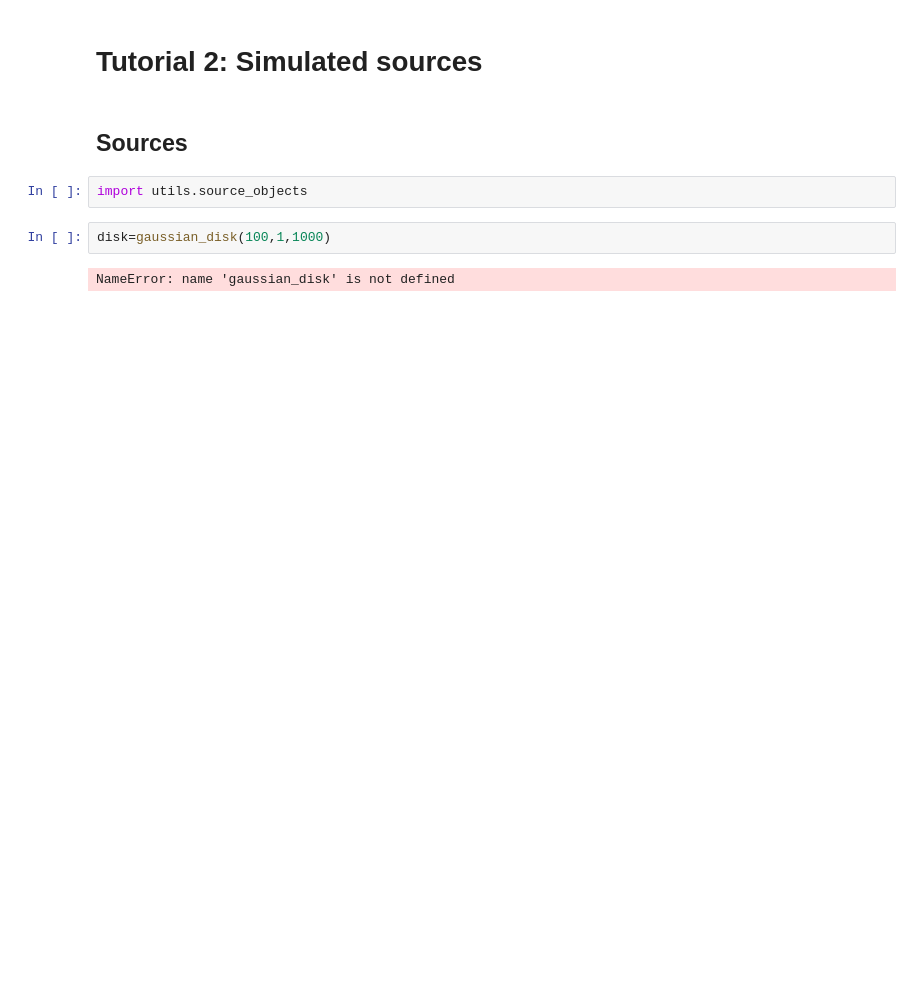
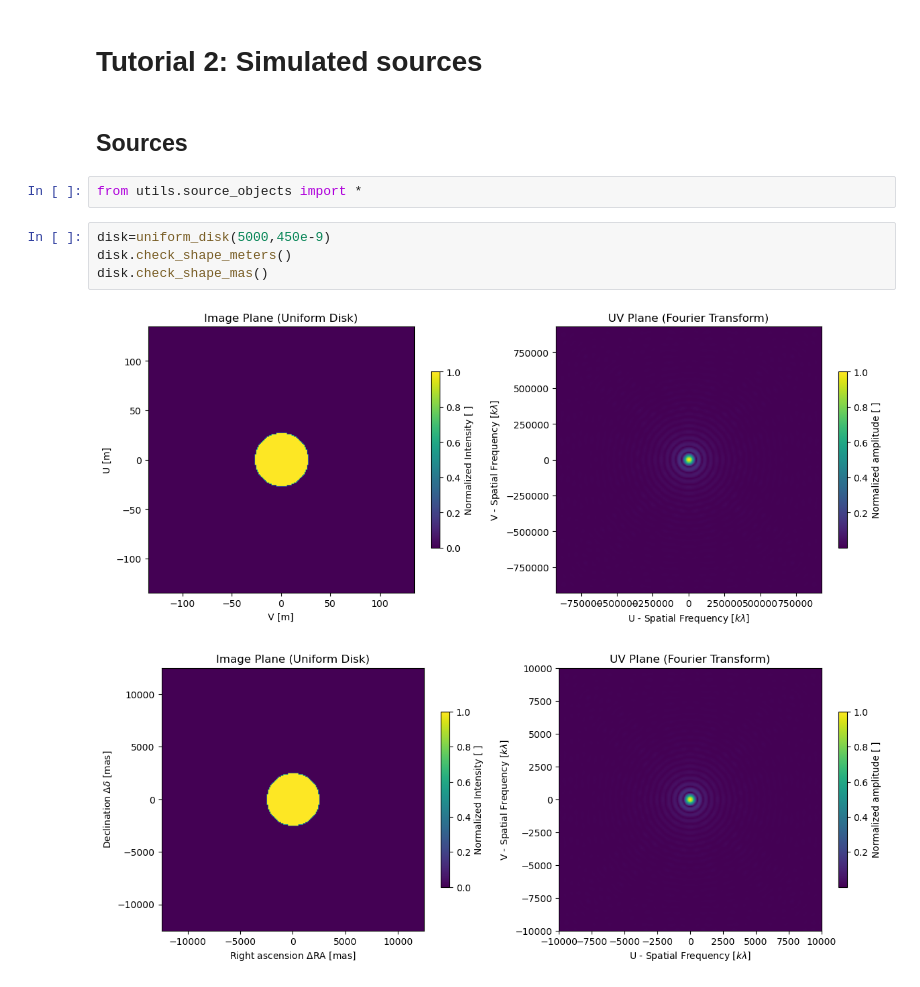
Before and after one commit to Aramisraiola/SII_obsevrvation_scheduler, a Jupyter notebook: Tutorials/tutorial_2.ipynb, the cells around one changed output. Drawn from its saved outputs; the diff is of its cells as text; blank space fills up the shorter version.

```diff
--- a/Tutorials/tutorial_2.ipynb
+++ b/Tutorials/tutorial_2.ipynb
@@ -3,8 +3,11 @@
 # %% [markdown]
 ## Sources
 # %%
-import utils.source_objects
+from utils.source_objects import *
 # %%
-disk=gaussian_disk(100,1,1000)
+disk=uniform_disk(5000,450e-9)
+disk.check_shape_meters()
+disk.check_shape_mas()
 # %% [output]
-NameError: name 'gaussian_disk' is not defined
+[figure, added]
+[figure, added]
```
Also changed, not shown: 6 other files.
